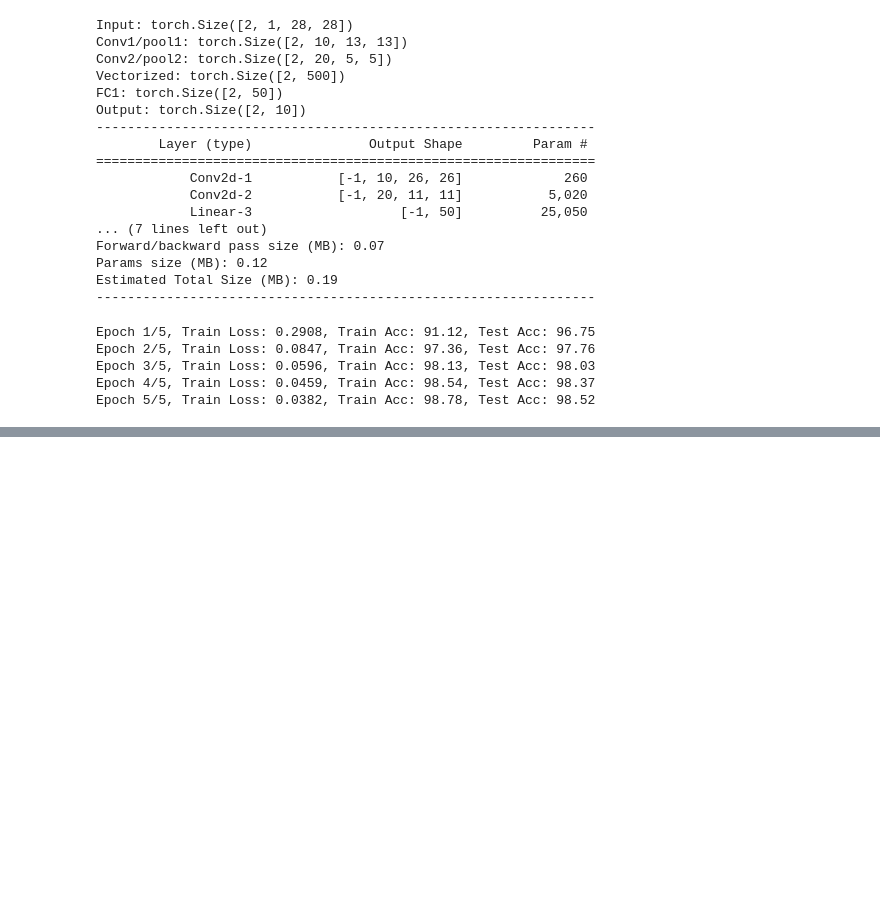
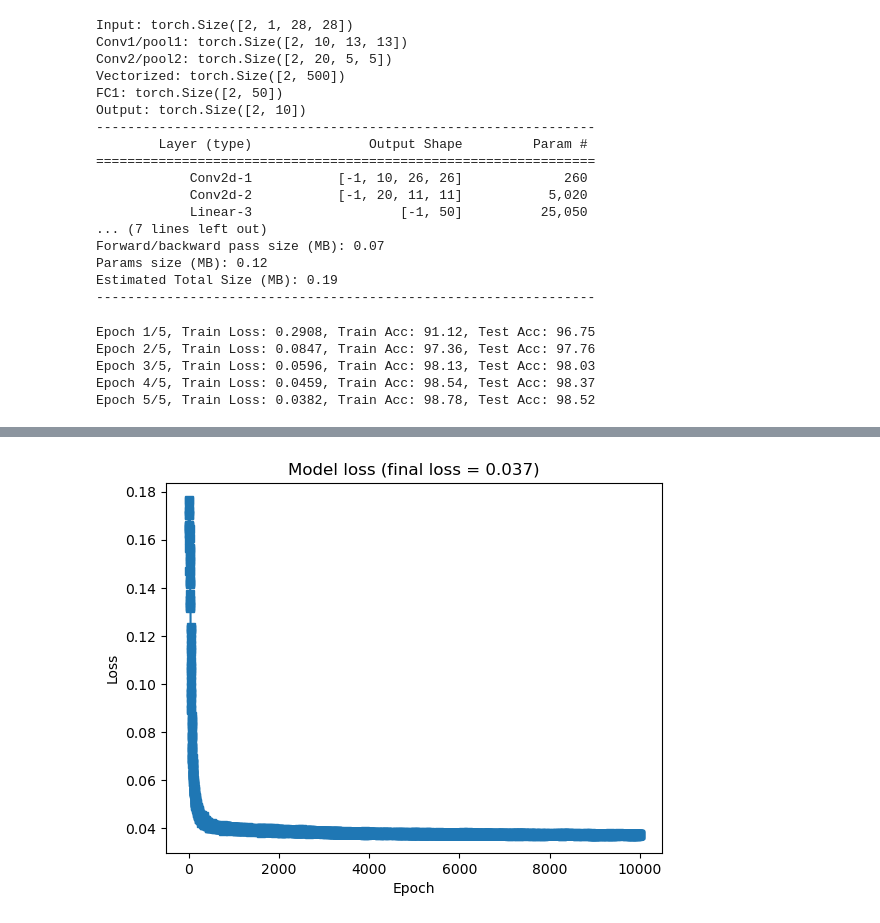
Before and after one commit to diaazg/Deep-learning, a Jupyter notebook: notebooks/CNN2.ipynb, the cells around one changed output, grey strips where cells are left out. Drawn from its saved outputs; the diff is of its cells as text; code cells hidden in the pictures; blank space fills up the shorter version.

```diff
--- a/notebooks/CNN2.ipynb
+++ b/notebooks/CNN2.ipynb
@@ -214,0 +329,35 @@ Epoch 5/5, Train Loss: 0.0382, Train Acc: 98.78, Test Acc: 98.52
+# %%
+def trainTheModel():
+    num_epochs = 10000
+    net, lossfun, optimizer = createGaussNet()
+    losses = torch.zeros(num_epochs)
+
+    for epochi in range(num_epochs):
+        # pick 32 random images
+        pics2use = np.random.choice(nGauss,size=32,replace=False)
+        X = images[pics2use,:,:,:]
+
+        # forward pass and loss
+
+        yHat = net(X)
+        loss = lossfun(yHat,X)
+        losses[epochi] = loss.item()
+
+        # backward pass
+        optimizer.zero_grad()
+        loss.backward()
+        optimizer.step()
+
+
+
+    return losses,net
+# %%
+losses,net = trainTheModel()
+# %%
+plt.plot(losses, 's-', label='Train')
+plt.xlabel('Epoch')
+plt.ylabel('Loss')
+plt.title(f'Model loss (final loss = {losses[-1]:.3f})')
+plt.show()
+# %% [output]
+[figure, added]
```
Also changed, not shown: parts of 6 cells of this notebook, 1 other file.
